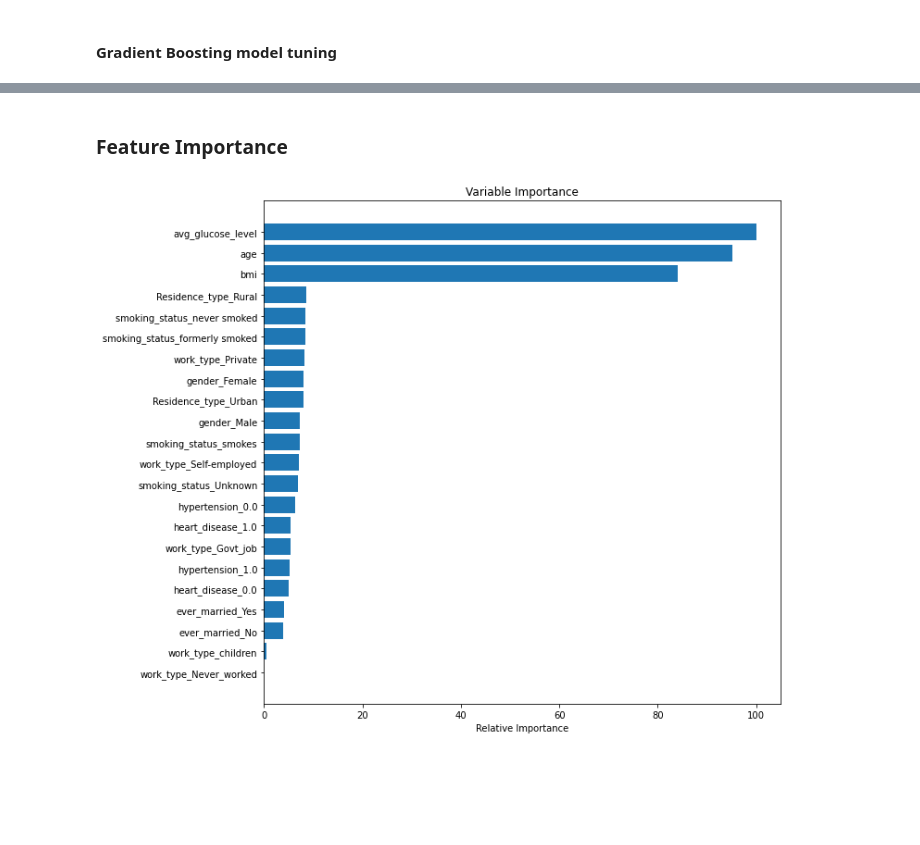
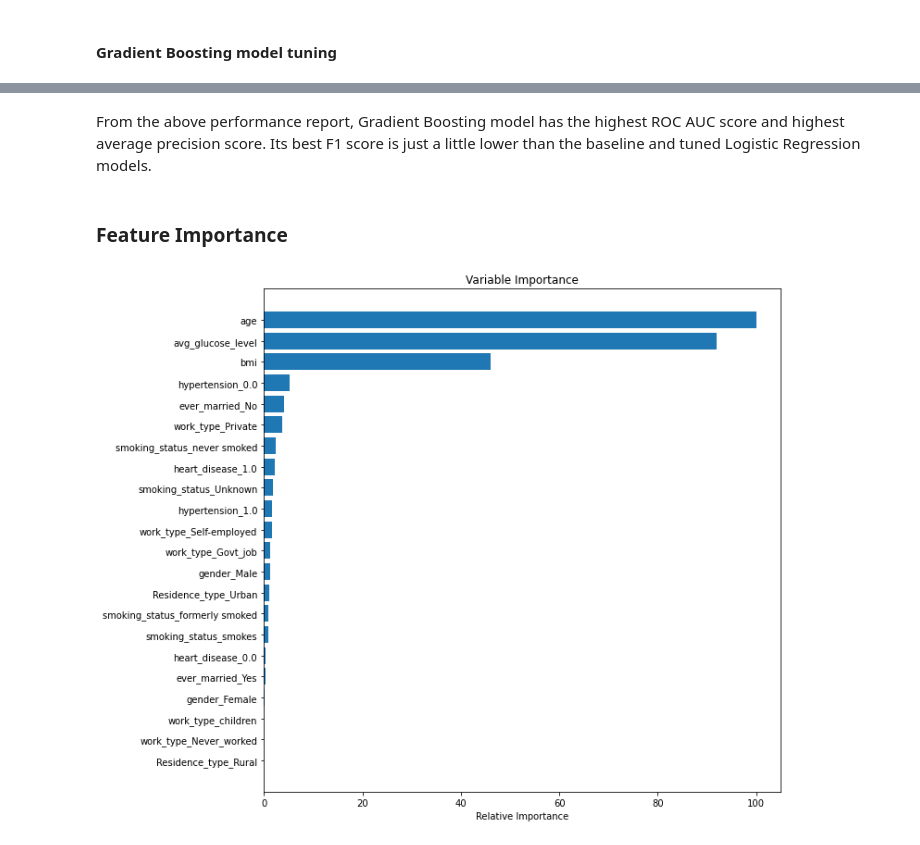
Before and after one commit to szelinghsu/StrokePrediction, a Jupyter notebook: notebook/StrokePrediction.ipynb, the cells around one changed output, grey strips where cells are left out. Cells and saved outputs as stored; diff of their text form; code cells hidden in the pictures; blank space fills up the shorter version.

Commit message:
Added ROC AUC score, Average precision score, and Partial Dependence Plot.

```diff
--- a/notebook/StrokePrediction.ipynb
+++ b/notebook/StrokePrediction.ipynb
@@ -448,7 +464,7 @@ weight
 19.537688442211056
 # %%
 model_XGB = XGBClassifier(objective='binary:logistic', use_label_encoder=False,
-                          scale_pos_weight=20, eval_metric='logloss', seed=123)
+                          scale_pos_weight=weight, eval_metric='logloss', seed=123)
 model_XGB.fit(X_train_processed, y_train)
 predict_XGB = model_XGB.predict(X_test_processed)
 print("---------- Positive weight = 20 ----------\n")
@@ -490,7 +516,7 @@ print(pd.DataFrame(performance))
 #### Logistic Regression model tuning
 # %%
 # Tuning hyperparameters
-param_grid_lr = {'C': loguniform(1e-5, 100), 'penalty': ['l2']}
+param_grid_lr = {'C': loguniform(1e-5, 200), 'penalty': ['l2']}
 
 model_LR_cv = RandomizedSearchCV(model_LR, param_grid_lr, cv=5)
 model_LR_cv.fit(X_train_processed, y_train)
@@ -514,10 +542,10 @@ performance['Optimal Threshold'].append(best_thres)
 #### Random Forest model tuning
 # %%
 # Tuning hyperparameters
-param_grid_rf = {'n_estimators': [200, 400, 600, 800, 1000, 1200],
-                 'max_depth': [20, 40, 60, 80, 100],
-                 'min_samples_split': [2, 5],
-                 'min_samples_leaf': [1, 2, 4, 8]
+param_grid_rf = {'n_estimators': [2, 4, 6, 8, 10, 20, 40, 60, 80, 100],
+                 'min_samples_split': [2, 3, 4, 5, 6, 7],
+                 'min_samples_leaf': [1, 2, 4, 8, 10],
+                 'max_depth': [20, 40, 60, 80, 100]
 }
 
 model_RF_cv = RandomizedSearchCV(model_RF, param_grid_rf, cv=5)
@@ -546,10 +576,10 @@ performance['Optimal Threshold'].append(best_thres)
 #### Gradient Boosting model tuning
 # %%
 # Tuning hyperparameters
-param_grid_gb = {'n_estimators': [400, 800, 1200, 1600],
-                 'max_depth': [20, 30, 40, 50, 60, 70, 80],
-                 'min_samples_split': [2, 5],
-                 'min_samples_leaf': [1, 2, 4]
+param_grid_gb = {'n_estimators': [2, 4, 6, 8, 10, 20, 40, 60, 80, 100],
+                 'min_samples_split': [2, 3, 4, 5, 6, 7],
+                 'min_samples_leaf': [1, 2, 4, 8, 10, 12, 14, 16],
+                 'max_depth': [20, 30, 40, 50, 60, 70, 80]
 }
 
 model_GB_cv = RandomizedSearchCV(model_GB, param_grid_gb, cv=5)
@@ -590,19 +629,21 @@ print(pd.DataFrame(performance))
+# %% [markdown]
+From the above performance report, Gradient Boosting model has the highest ROC AUC score and highest average precision score.  Its best F1 score is just a little lower than the baseline and tuned Logistic Regression models.
 # %% [markdown]
 ### Feature Importance
 # %%
-feature_importance = model_RF.feature_importances_
+feature_importance = model_GB.feature_importances_
 
 # make importances relative to max importance
 feature_importance = 100.0 * (feature_importance / feature_importance.max())
 sorted_idx = np.argsort(feature_importance)
 
 pos = np.arange(sorted_idx.shape[0]) + .5
 sorted_idx.size
 plt.figure(figsize=(10,10))
 plt.barh(pos, feature_importance[sorted_idx], align='center')
 plt.yticks(pos, X_train_encoded.columns[sorted_idx])
 plt.xlabel('Relative Importance')
 plt.title('Variable Importance')
 plt.show()
 # %% [output]
-[figure, old version]
+[figure, new version]
```
Also changed, not shown: parts of 26 cells of this notebook.
